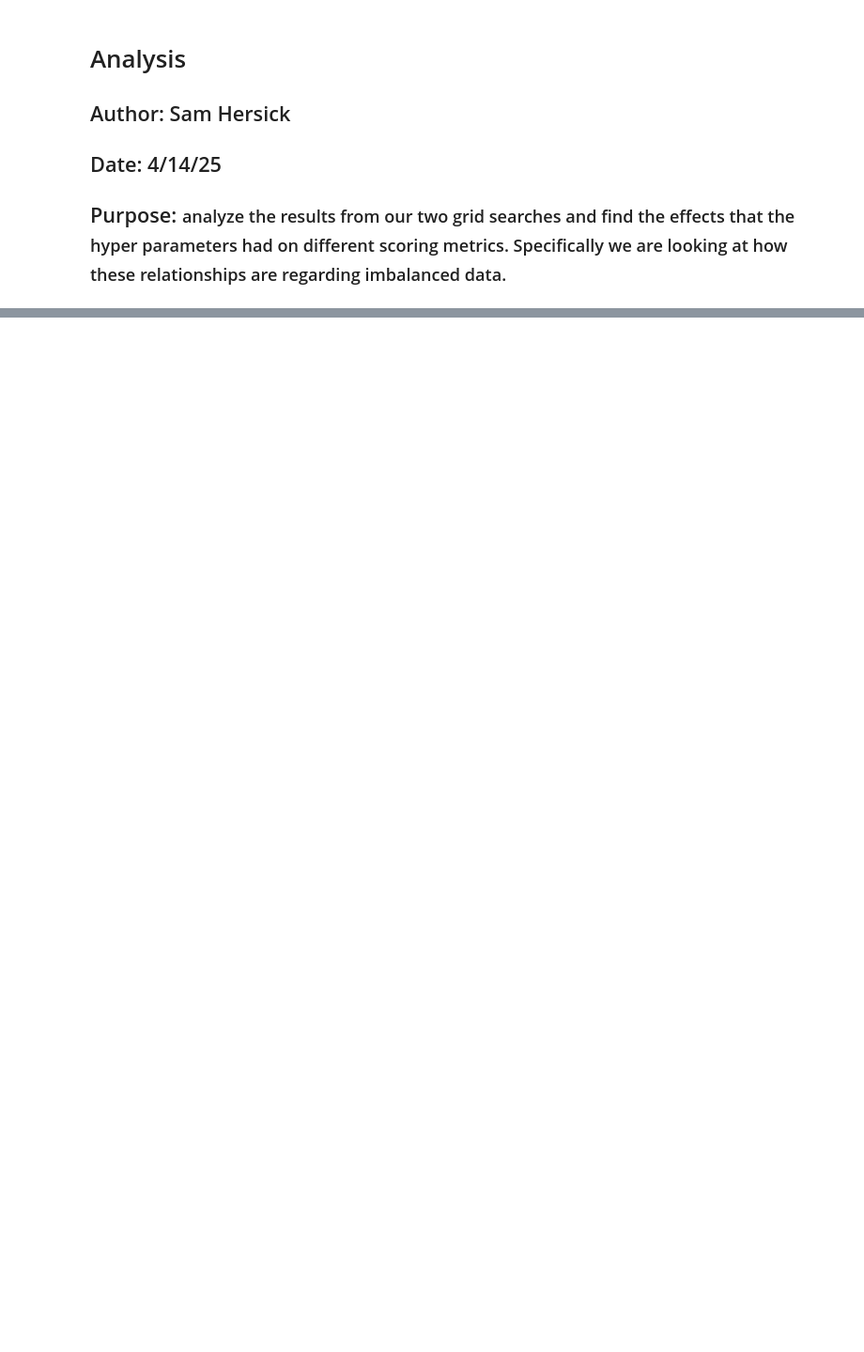
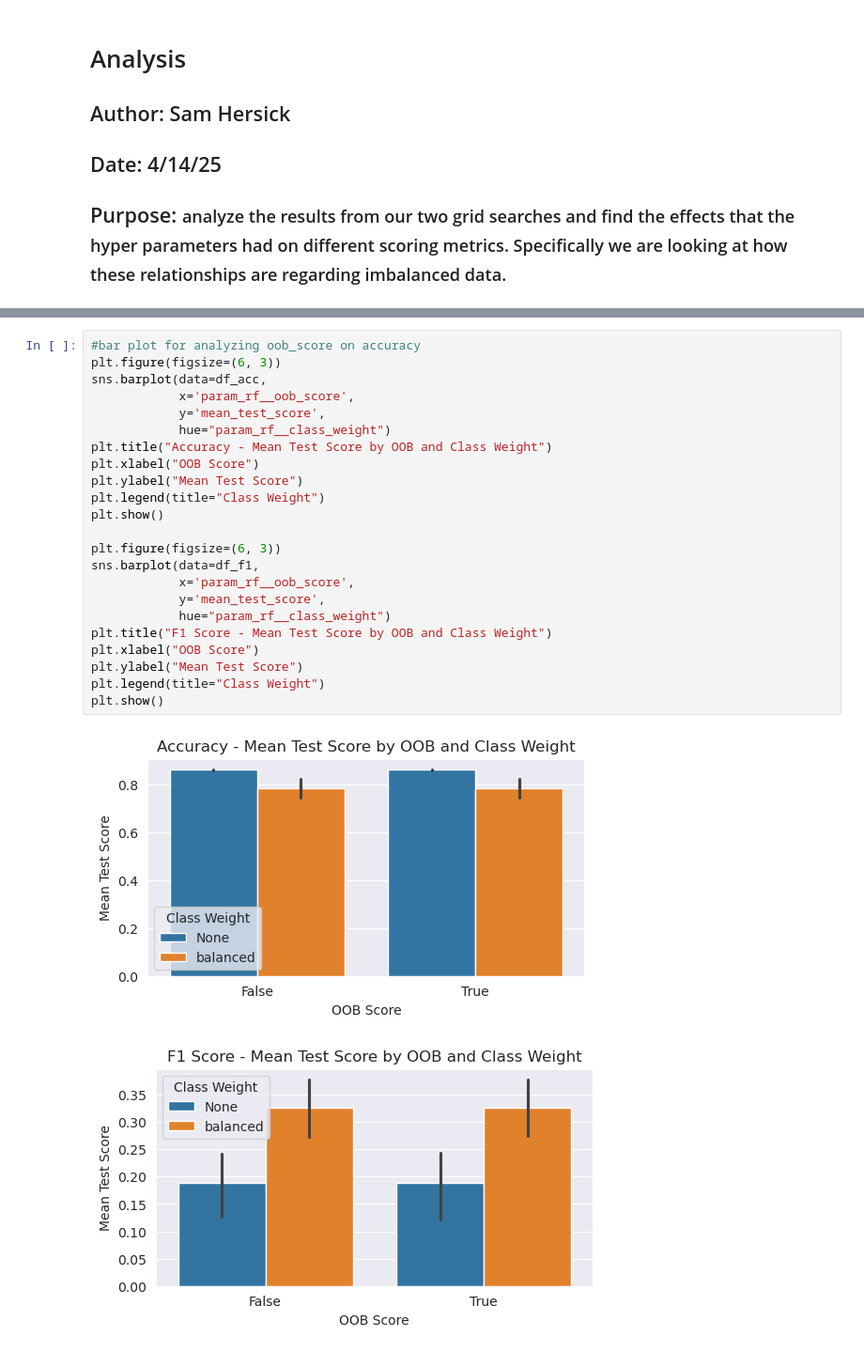
Before and after one commit to sghersick1/random_forest_hyperparameter_exploration, a Jupyter notebook: gs_analysis.ipynb, the cells around one changed output, grey strips where cells are left out. Shown at 94% size. Cells and saved outputs as stored; diff of their text form; blank space fills up the shorter version.

```diff
--- a/gs_analysis.ipynb
+++ b/gs_analysis.ipynb
@@ -21,0 +139,26 @@ sns.barplot(data=df_acc, x='param_rf__class_weight', y='mean_test_score', hue="p
+# %%
+#bar plot for analyzing oob_score on accuracy
+plt.figure(figsize=(6, 3))
+sns.barplot(data=df_acc,
+            x='param_rf__oob_score',
+            y='mean_test_score',
+            hue="param_rf__class_weight")
+plt.title("Accuracy - Mean Test Score by OOB and Class Weight")
+plt.xlabel("OOB Score")
+plt.ylabel("Mean Test Score")
+plt.legend(title="Class Weight")
+plt.show()
+
+plt.figure(figsize=(6, 3))
+sns.barplot(data=df_f1,
+            x='param_rf__oob_score',
+            y='mean_test_score',
+            hue="param_rf__class_weight")
+plt.title("F1 Score - Mean Test Score by OOB and Class Weight")
+plt.xlabel("OOB Score")
+plt.ylabel("Mean Test Score")
+plt.legend(title="Class Weight")
+plt.show()
+# %% [output]
+[figure, added]
+[figure, added]
```
Also changed, not shown: parts of 12 cells of this notebook, 5 other files.
